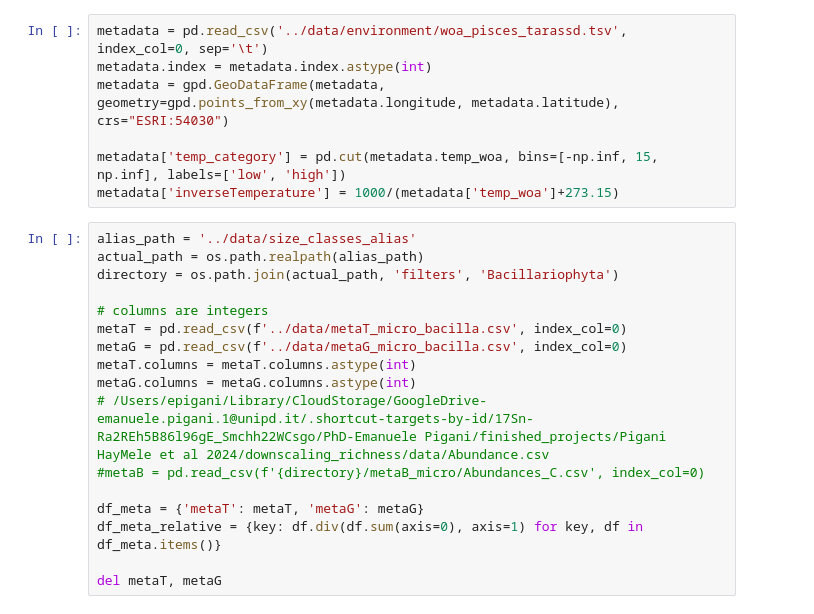
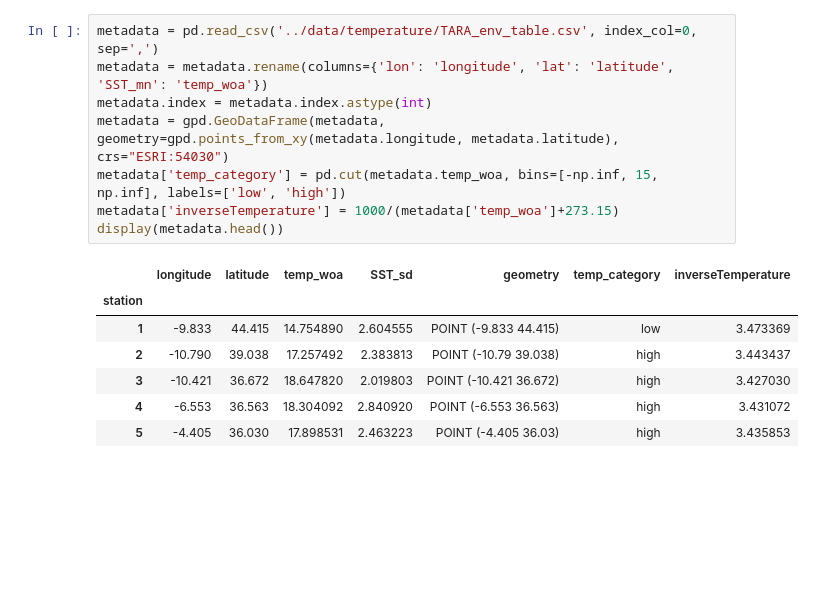
Before and after one commit to epigani/diatom-metaG-metaT-scaling, a Jupyter notebook: analysis/Figure3.ipynb, the cells around one changed output. Cells and saved outputs as stored; diff of their text form; blank space fills up the shorter version.

```diff
--- a/analysis/Figure3.ipynb
+++ b/analysis/Figure3.ipynb
@@ -125,24 +114,16 @@ def paretoDistribution(x, k, a, c, mu):
 # %%
-metadata = pd.read_csv('../data/environment/woa_pisces_tarassd.tsv', index_col=0, sep='\t')
+metadata = pd.read_csv('../data/temperature/TARA_env_table.csv', index_col=0, sep=',')
+metadata = metadata.rename(columns={'lon': 'longitude', 'lat': 'latitude', 'SST_mn': 'temp_woa'})
 metadata.index = metadata.index.astype(int)
 metadata = gpd.GeoDataFrame(metadata, geometry=gpd.points_from_xy(metadata.longitude, metadata.latitude), crs="ESRI:54030")
-
 metadata['temp_category'] = pd.cut(metadata.temp_woa, bins=[-np.inf, 15, np.inf], labels=['low', 'high'])
 metadata['inverseTemperature'] = 1000/(metadata['temp_woa']+273.15)
+display(metadata.head())
+# %% [output]
+|  | longitude | latitude | temp_woa | SST_sd | geometry | temp_category | inverseTemperature |
+| station |  |  |  |  |  |  |  |
+| 1 | -9.833 | 44.415 | 14.754890 | 2.604555 | POINT (-9.833 44.415) | low | 3.473369 |
+| 2 | -10.790 | 39.038 | 17.257492 | 2.383813 | POINT (-10.79 39.038) | high | 3.443437 |
+| 3 | -10.421 | 36.672 | 18.647820 | 2.019803 | POINT (-10.421 36.672) | high | 3.427030 |
+| 4 | -6.553 | 36.563 | 18.304092 | 2.840920 | POINT (-6.553 36.563) | high | 3.431072 |
+| 5 | -4.405 | 36.030 | 17.898531 | 2.463223 | POINT (-4.405 36.03) | high | 3.435853 |
-# %%
-alias_path = '../data/size_classes_alias'
-actual_path = os.path.realpath(alias_path)
-directory = os.path.join(actual_path, 'filters', 'Bacillariophyta')
-
-# columns are integers
-metaT = pd.read_csv(f'../data/metaT_micro_bacilla.csv', index_col=0)
-metaG = pd.read_csv(f'../data/metaG_micro_bacilla.csv', index_col=0)
-metaT.columns = metaT.columns.astype(int)
-metaG.columns = metaG.columns.astype(int)
-# /Users/epigani/Library/CloudStorage/GoogleDrive-emanuele.pigani.1@unipd.it/.shortcut-targets-by-id/17Sn-Ra2REh5B86l96gE_Smchh22WCsgo/PhD-Emanuele Pigani/finished_projects/Pigani HayMele et al 2024/downscaling_richness/data/Abundance.csv
-#metaB = pd.read_csv(f'{directory}/metaB_micro/Abundances_C.csv', index_col=0)
-
-df_meta = {'metaT': metaT, 'metaG': metaG}
-df_meta_relative = {key: df.div(df.sum(axis=0), axis=1) for key, df in df_meta.items()}
-
-del metaT, metaG
```
Also changed, not shown: parts of 7 cells of this notebook, 4 other files.
